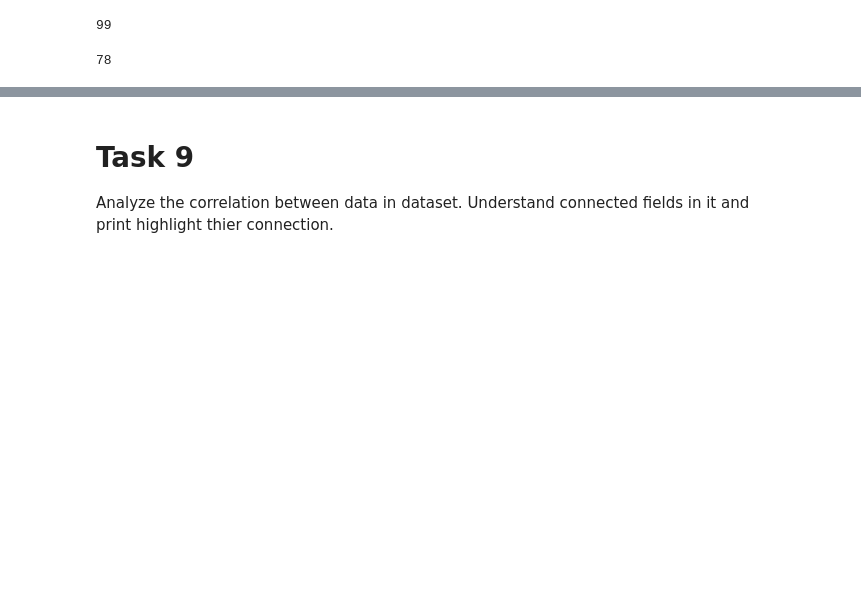
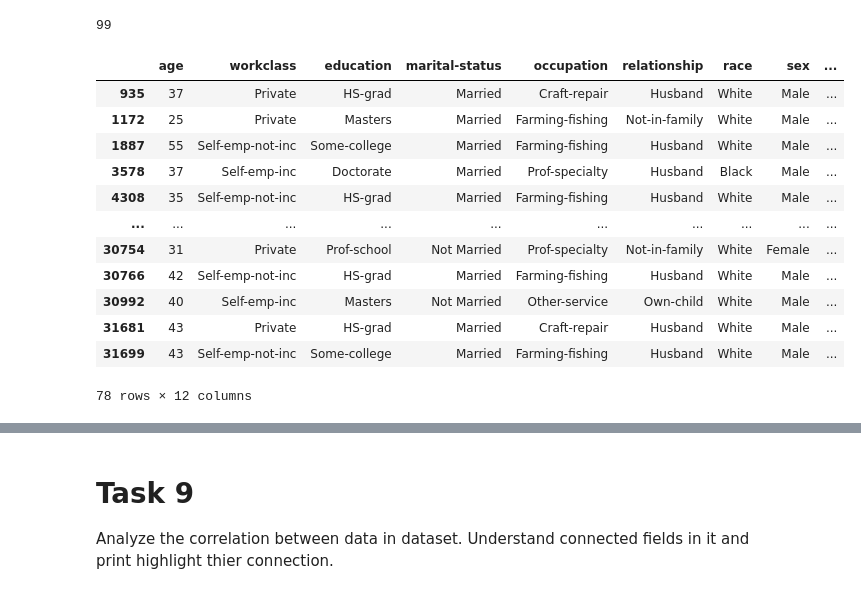
Before and after one commit to mate-academy/py-adult-data-analysis, a Jupyter notebook: app/main.ipynb, the cells around one changed output, grey strips where cells are left out. Drawn from its saved outputs; the diff is of its cells as text; code cells hidden in the pictures; blank space fills up the shorter version.

```diff
--- a/app/main.ipynb
+++ b/app/main.ipynb
@@ -166,6 +172,18 @@ df["hours-per-week"].max()
 # %% [output]
 99
 # %%
-df[df["hours-per-week"] == df["hours-per-week"].max()].shape[0]
+df[df["hours-per-week"] == df["hours-per-week"].max()]
 # %% [output]
+|  | age | workclass | education | marital-status | occupation | relationship | race | sex | ... |
+| 935 | 37 | Private | HS-grad | Married | Craft-repair | Husband | White | Male | ... |
+| 1172 | 25 | Private | Masters | Married | Farming-fishing | Not-in-family | White | Male | ... |
+| 1887 | 55 | Self-emp-not-inc | Some-college | Married | Farming-fishing | Husband | White | Male | ... |
+| 3578 | 37 | Self-emp-inc | Doctorate | Married | Prof-specialty | Husband | Black | Male | ... |
+| 4308 | 35 | Self-emp-not-inc | HS-grad | Married | Farming-fishing | Husband | White | Male | ... |
+| ... | ... | ... | ... | ... | ... | ... | ... | ... | ... |
+| 30754 | 31 | Private | Prof-school | Not Married | Prof-specialty | Not-in-family | White | Female | ... |
+| 30766 | 42 | Self-emp-not-inc | HS-grad | Married | Farming-fishing | Husband | White | Male | ... |
+| 30992 | 40 | Self-emp-inc | Masters | Not Married | Other-service | Own-child | White | Male | ... |
+| 31681 | 43 | Private | HS-grad | Married | Craft-repair | Husband | White | Male | ... |
+| 31699 | 43 | Self-emp-not-inc | Some-college | Married | Farming-fishing | Husband | White | Male | ... |
-78
+78 rows × 12 columns
```
Also changed, not shown: parts of 8 cells of this notebook.
